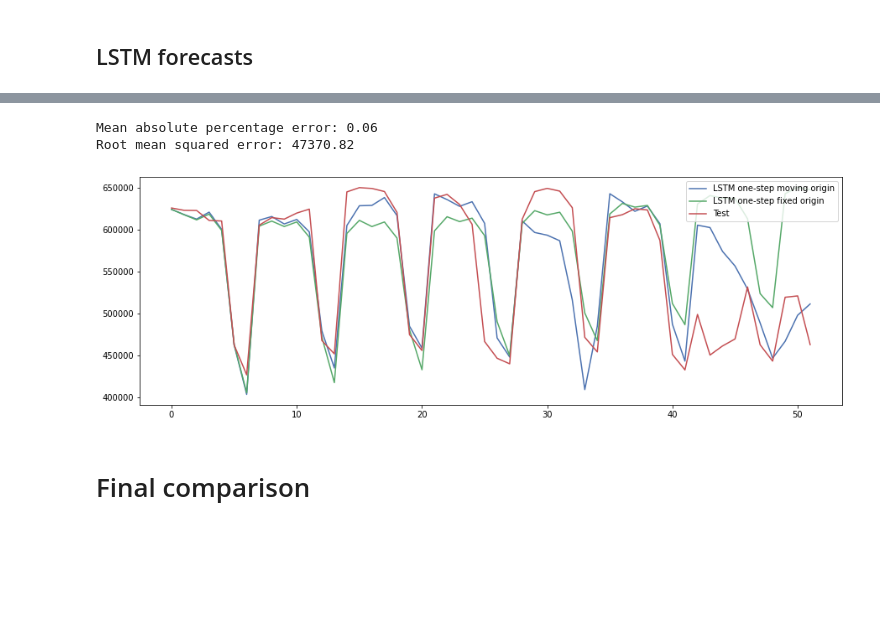
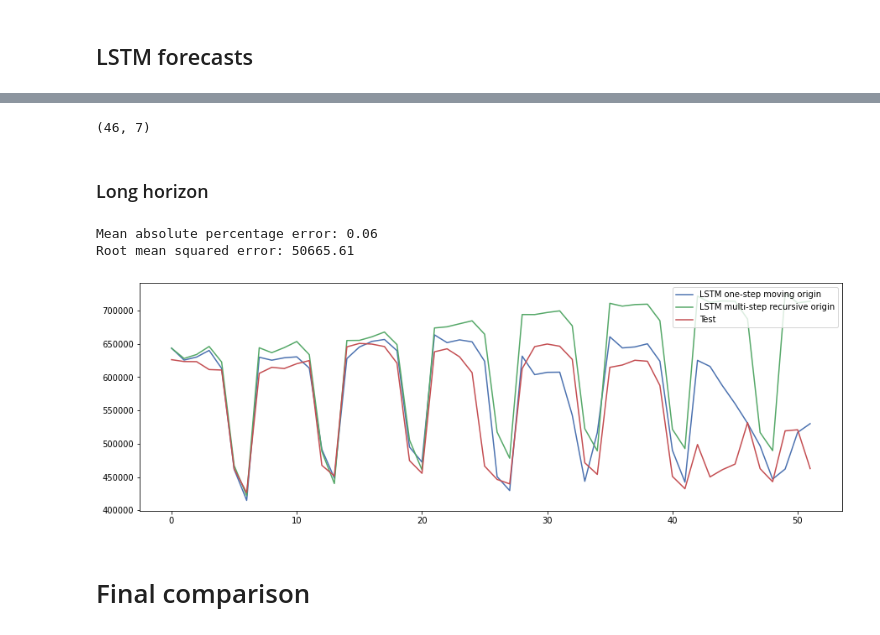
Before and after one commit to jankova/Time-Series-ARIMA-vs-LSTM, a Jupyter notebook: Electricity-consumption-times-series.ipynb, the cells around one changed output, grey strips where cells are left out. Drawn from its saved outputs; the diff is of its cells as text; code cells hidden in the pictures; blank space fills up the shorter version.

```diff
--- a/Electricity-consumption-times-series.ipynb
+++ b/Electricity-consumption-times-series.ipynb
@@ -259,7 +321,7 @@ print(f"\n Optimal model: parameters = {AIC[0]}")
 # %% [markdown]
 ## Residual analysis for model validation
 # %%
-res_opt = AIC[0][2]
+res_opt = ARIMA_results_AIC[0][2]
 res_opt.plot_diagnostics(figsize = (8,6))
 plt.show()
 # %% [output]
@@ -503,24 +655,27 @@ X_test_scaled_3d_uni = np.array(X_test_uni).reshape((X_test_uni.shape[0], num_la
 # %% [output]
 (1025, 10, 4)
 (52, 10, 4)
+# %%
+def get_lstm_model(input, num_predict_steps):
+
+    # network architecture
+    model_lstm = Sequential()
+    model_lstm.add(LSTM(50, return_sequences=True,
+                        input_shape=(input[1], input[2])))
+    model_lstm.add(LSTM(50, activation='relu'))
+    model_lstm.add(Dense(num_predict_steps))
+    model_lstm.compile(loss='mae', optimizer='adam')
+
+    return model_lstm
 # %%
-def get_lstm_model(input):
 
-    # network architecture
-    model_lstm = Sequential()
-    model_lstm.add(LSTM(50, return_sequences=True,
-                        input_shape=(input[1], input[2])))
-    model_lstm.add(LSTM(50, activation='relu'))
-    model_lstm.add(Dense(num_predict_steps))
-    model_lstm.compile(loss='mae', optimizer='adam')
-
-    return model_lstm
 
 # model with no exogeneous variables
-model_lstm = get_lstm_model(X_train_scaled_3d_uni.shape)
+model_lstm = get_lstm_model(X_train_scaled_3d_uni.shape, num_predict_steps = 1)
 
 # model with exogeneous variables
-model_lstm_exo = get_lstm_model(X_train_scaled_3d.shape)
+model_lstm_exo = get_lstm_model(X_train_scaled_3d.shape, num_predict_steps = 1)
+
 
 # training without exogeneous variables
 history_uni = model_lstm.fit(X_train_scaled_3d_uni, y_train_n,
@@ -613,0 +822,29 @@ results_onestep_moving.append(['LSTM', preds_lstm_rescaled,
+# %%
+def get_lstm_predictions_multistep(model_lstm, test_data, y_test_n):
+    '''
+    Return model predictions on test_data, rescaled to original scale.
+    '''
+    preds_lstm = model_lstm.predict(test_data)
+    # rescale predictions to original scale
+    preds_lstm_rescaled = rescale_matrix(preds_lstm, index = y_test_n.index)
+
+    return preds_lstm_rescaled
+
+def get_lstm_predictions(model_lstm, test_data, y_test_n):
+    '''
+    Return model predictions on test_data, rescaled to original scale.
+    '''
+    preds_lstm = model_lstm.predict(test_data).flatten()
+    # rescale predictions to original scale
+    preds_lstm_rescaled = rescale(preds_lstm, index = y_test_n.index)
+
+    return preds_lstm_rescaled
+
+# rescale y_test to original scale (for latter plotting)
+y_test_rescaled = rescale_matrix(np.array(y_test_n_multi), index = y_test_n_multi.index)
+
+# compute onestep moving origin predictions, with exogeneous variables
+preds_lstm_rescaled_multi = get_lstm_predictions_multistep(model_lstm_uni_multistep, X_test_scaled_3d_uni_multi, y_test_n_multi)
+preds_lstm_rescaled_multi.shape
+# %% [output]
+(46, 7)
@@ -614,10 +855,12 @@ results_onestep_moving.append(['LSTM', preds_lstm_rescaled,
+# %% [markdown]
+### Long horizon
 # %%
 # compute one-step fixed origin predictions, no exogeneous variables
 import datetime
 
-def onestep_fixed(model):
+def multistep_recursive(model):
     '''
-    Create one-step fixed predictions for lstm model.
+    Create multistep_recursive predictions for lstm model.
     Only implemented for univariate case (i.e. no exgoenegous variables).
     '''
     preds = []
@@ -641,6 +884,7 @@ def onestep_fixed(model):
 
     return pd.Series(preds, index = dates)
 
-preds_onestep_fixed = onestep_fixed(model_lstm)
-preds_onestep_fixed = rescale(preds_onestep_fixed.values, preds_onestep_fixed.index)
+y_test_rescaled = rescale(np.array(y_test_n), index = y_test_n.index)
+preds_multistep_recursive = multistep_recursive(model_lstm)
+preds_multistep_recursive = rescale(preds_multistep_recursive.values, preds_multistep_recursive.index)
 # %%
@@ -650,17 +894,16 @@ results_onestep_fixed.append(['LSTM', preds_onestep_fixed,
 # %%
 plt.figure(figsize = (15,5))
 plt.plot(np.array(preds_lstm_rescaled.values), label = "LSTM one-step moving origin")
-plt.plot(np.array(preds_onestep_fixed.values), label = "LSTM one-step fixed origin")
+plt.plot(np.array(preds_multistep_recursive.values), label = "LSTM multi-step recursive origin")
 plt.plot(np.array(y_test_rescaled), label = "Test")
 plt.legend(loc = 'upper right')
 
-err = 'Mean absolute percentage error: %.2f'% MAPE(test[num_lags:], preds_lstm_rescaled) + \
-'\nRoot mean squared error: %.2f'% np.sqrt(MSE(test[num_lags:], preds_lstm_rescaled))
+err = MAPE(test[num_lags:], preds_lstm_rescaled)
 
-print(err)
+print(f"MAPE: {err}")
 # %% [output]
 Mean absolute percentage error: 0.06
-Root mean squared error: 47370.82
+Root mean squared error: 50665.61
-[figure, old version]
+[figure, new version]
 # %% [markdown]
 # Final comparison
```
Also changed, not shown: parts of 53 cells of this notebook, 1 other file.
